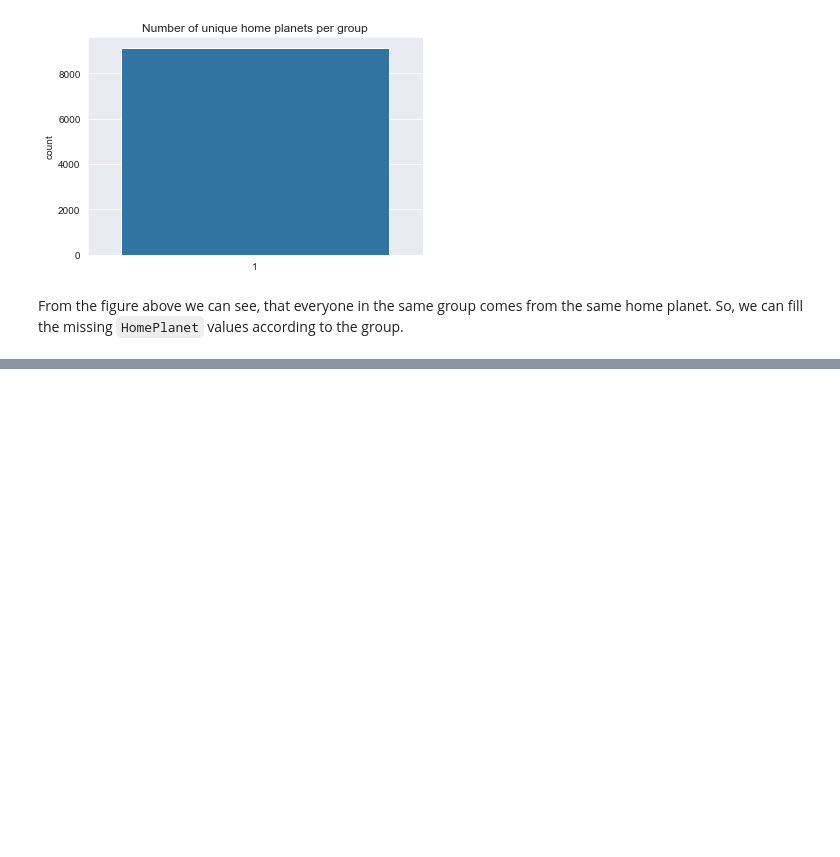
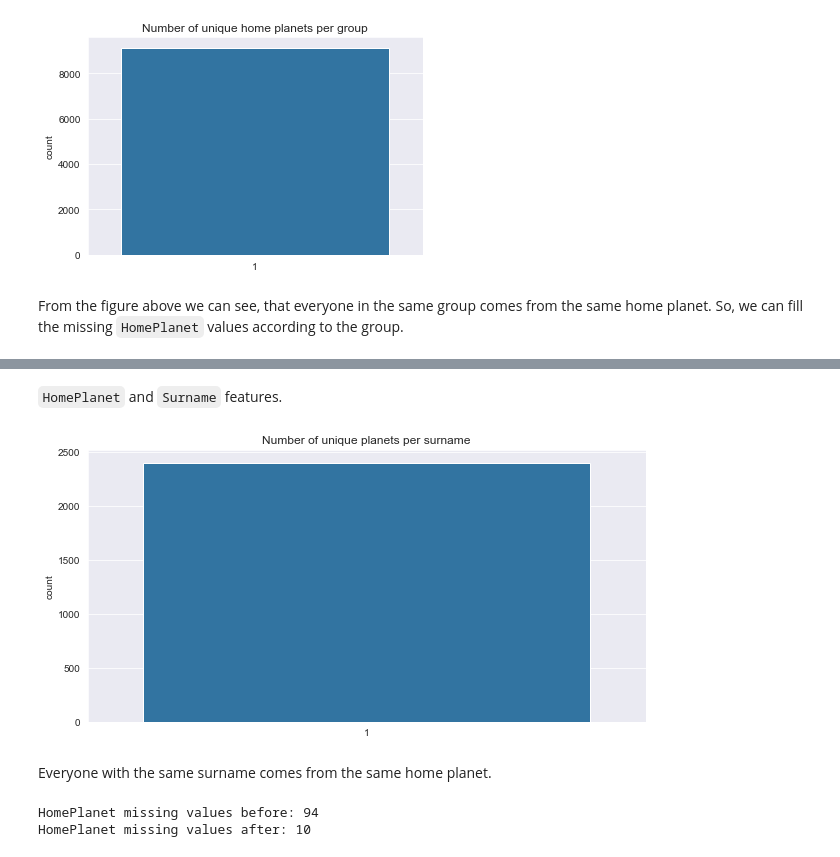
Before and after one commit to Ark3M/Kaggle-competitions, a Jupyter notebook: Spaceship Titanic/Spaceship_Titanic.ipynb, the cells around one changed output, grey strips where cells are left out. Cells and saved outputs as stored; diff of their text form; code cells hidden in the pictures; blank space fills up the shorter version.

```diff
--- a/Spaceship Titanic/Spaceship_Titanic.ipynb
+++ b/Spaceship Titanic/Spaceship_Titanic.ipynb
@@ -486,0 +533,28 @@ From the figure above we can see, that everyone in the same group comes from the
+# %% [markdown]
+`HomePlanet` and `Surname` features.
+# %%
+# Joint distribution of Surname and HomePlanet
+shp = data.groupby(["Surname", "HomePlanet"])["HomePlanet"].size().unstack().fillna(0)
+
+plt.figure(figsize=(10, 5))
+sns.countplot(x=(shp > 0).sum(axis=1))
+plt.title("Number of unique planets per surname");
+# %% [output]
+[figure, added]
+# %% [markdown]
+Everyone with the same surname comes from the same home planet.
+# %%
+# Missing values before.
+hp_before = data["HomePlanet"].isna().sum()
+
+# Passengers with missing home planet and in a family with known home planet.
+shp_index = data[data["HomePlanet"].isna()][(data[data["HomePlanet"].isna()]["Surname"]).isin(shp.index)].index
+
+# Filling missing values.
+data.loc[shp_index, "HomePlanet"] = data.iloc[shp_index, :]["Surname"].map(lambda x: shp.idxmax(axis=1)[x])
+
+print("HomePlanet missing values before:", hp_before)
+print("HomePlanet missing values after:", data["HomePlanet"].isna().sum())
+# %% [output]
+HomePlanet missing values before: 94
+HomePlanet missing values after: 10
```
Also changed, not shown: parts of 10 cells of this notebook.
